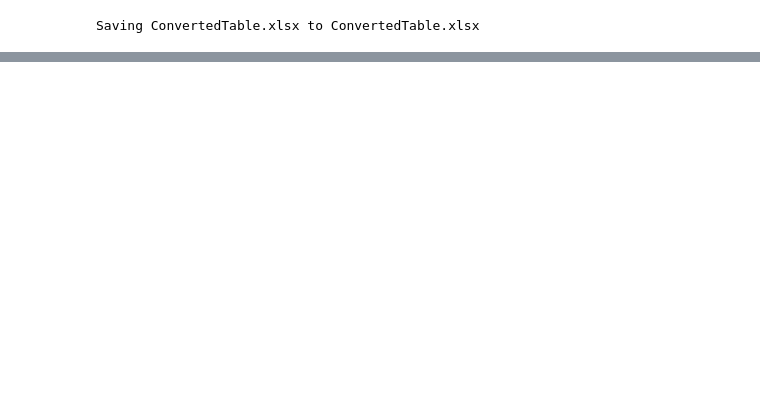
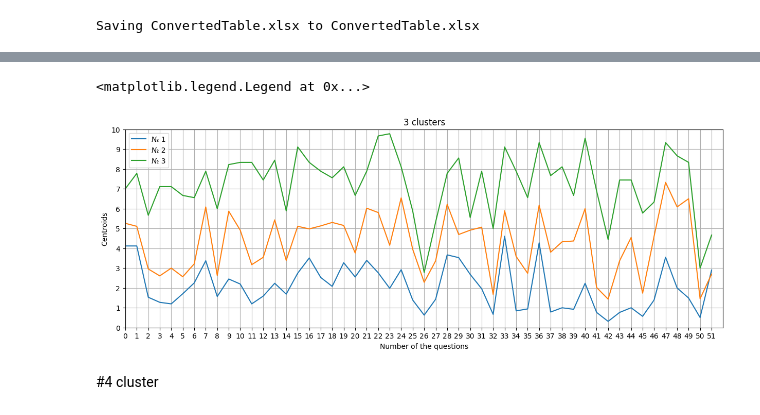
Before and after one commit to Viktory4121/Diploma, a Jupyter notebook: cluster.ipynb, the cells around one changed output, grey strips where cells are left out. Drawn from its saved outputs; the diff is of its cells as text; code cells hidden in the pictures; blank space fills up the shorter version.

```diff
--- a/cluster.ipynb
+++ b/cluster.ipynb
@@ -56,0 +76,30 @@ array([0, 1, 0, 0, 0, 0, 1, 0, 0, 1, 1, 0, 1, 0, 0, 1, 1, 1, 0, 0, 1, 1,
+# %%
+kmeans_3 = KMeans(n_clusters=3, random_state=0)
+kmeans_3.fit(x)
+predict_3cl = kmeans_3.predict(x)
+#print(predict_3cl)
+#print(kmeans_3.cluster_centers_)
+# %%
+K = plt.figure()
+K.set_figwidth(15)
+K.set_figheight(5)
+
+plt.plot(kmeans_3.cluster_centers_[0])
+plt.plot(kmeans_3.cluster_centers_[1])
+plt.plot(kmeans_3.cluster_centers_[2])
+
+#[xmin, xmax, ymin, ymax]
+plt.axis([0, 52, 0, 10])
+plt.xticks(range(len(x[0])))
+plt.yticks(range(11))
+
+plt.grid(True)
+plt.title('3 clusters')
+plt.xlabel('Number of the questions')
+plt.ylabel('Centroids')
+plt.legend(['№ 1', '№ 2', '№ 3'])
+# %% [output]
+<matplotlib.legend.Legend at 0x...>
+[figure, added]
+# %% [markdown]
+#4 cluster
```
Also changed, not shown: parts of 16 cells of this notebook.
